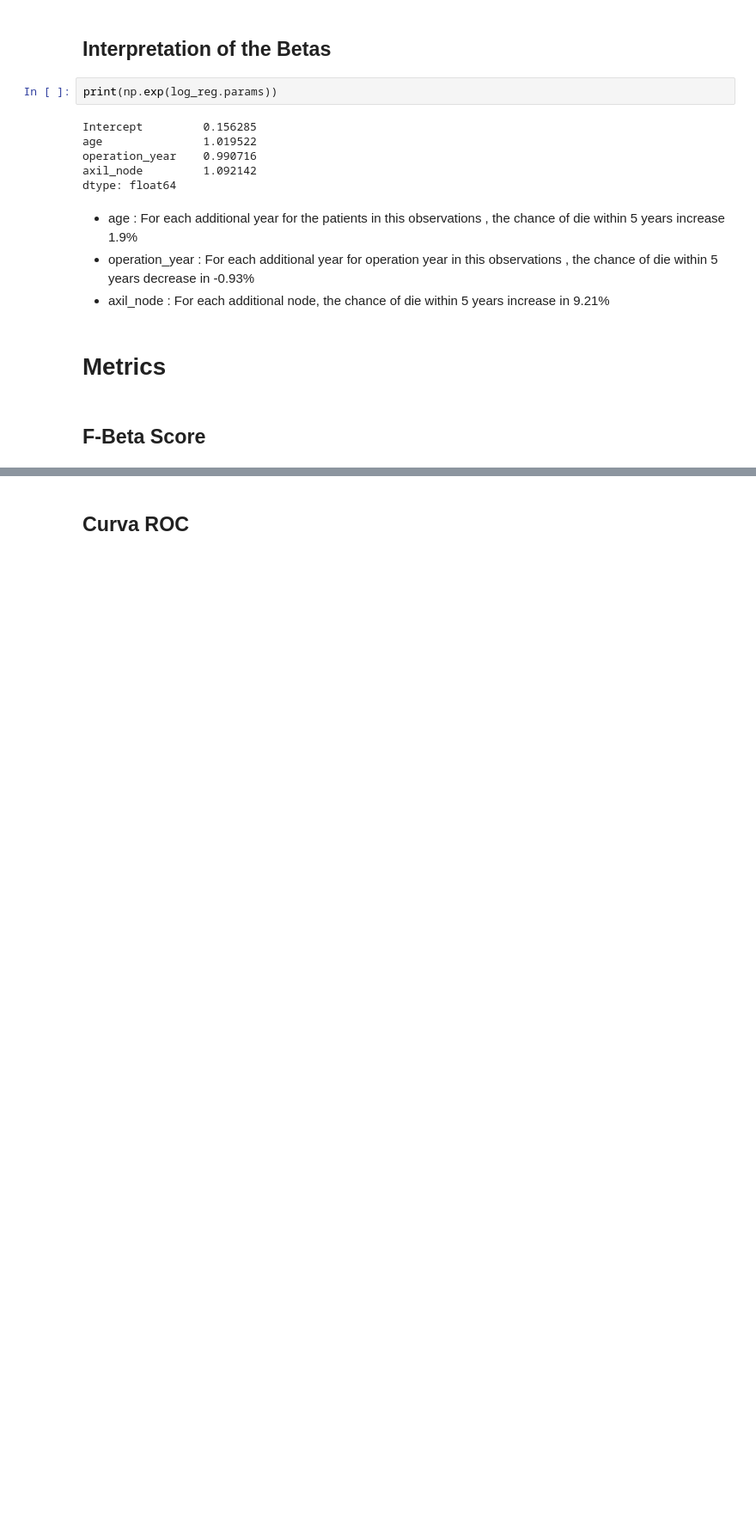
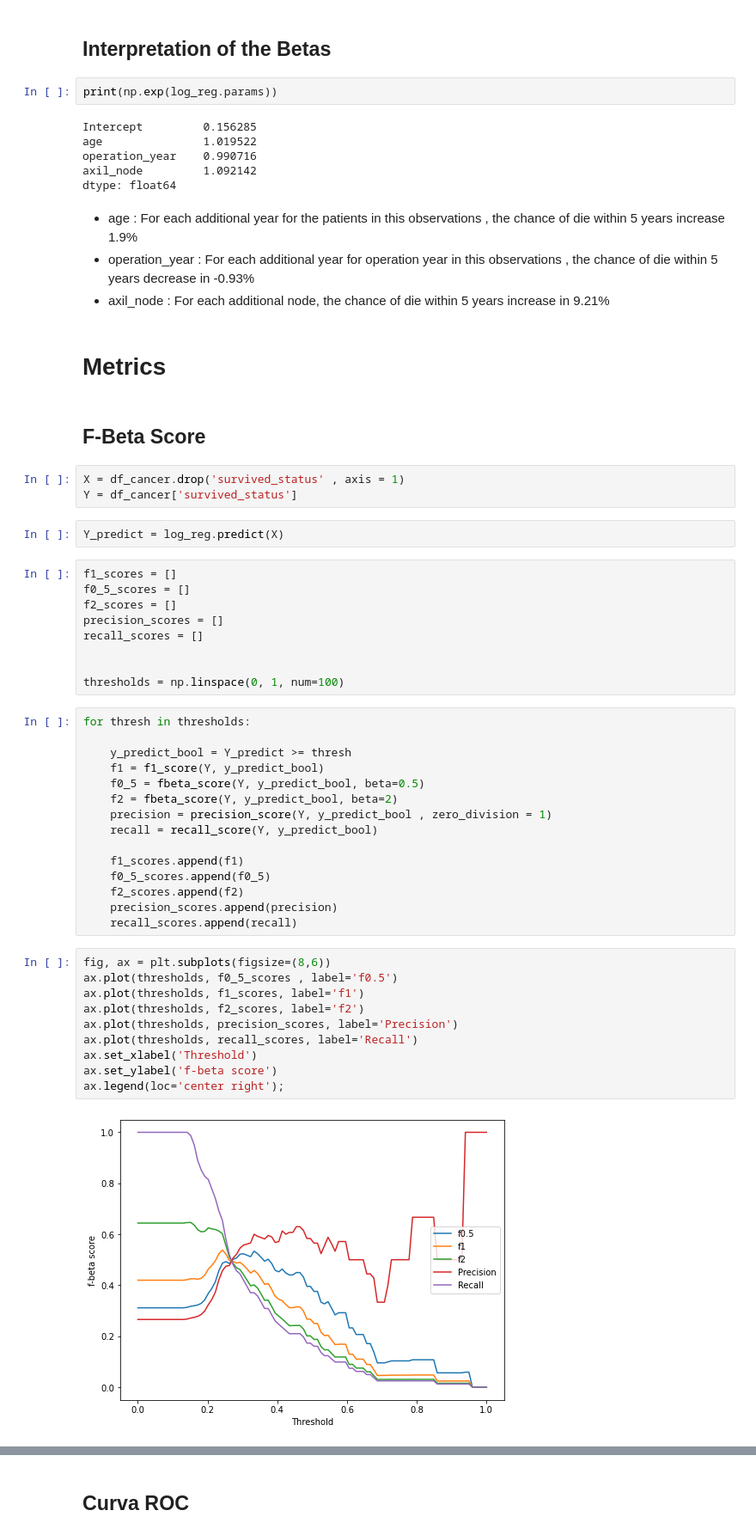
Before and after one commit to brondevitor/Kaggle, a Jupyter notebook: Haberman’s Survival Data Set.ipynb, the cells around one changed output, grey strips where cells are left out. Shown: that part at 86% size. Saved outputs shown, nothing was run; the diff lists cells and outputs as text; blank space fills up the shorter version.

```diff
--- a/Haberman’s Survival Data Set.ipynb
+++ b/Haberman’s Survival Data Set.ipynb
@@ -114,3 +114,44 @@ dtype: float64
 # Metrics
 # %% [markdown]
 ## F-Beta Score
+# %%
+X = df_cancer.drop('survived_status' , axis = 1)
+Y = df_cancer['survived_status']
+# %%
+Y_predict = log_reg.predict(X)
+# %%
+f1_scores = []
+f0_5_scores = []
+f2_scores = []
+precision_scores = []
+recall_scores = []
+
+
+thresholds = np.linspace(0, 1, num=100)
+# %%
+for thresh in thresholds:
+
+    y_predict_bool = Y_predict >= thresh
+    f1 = f1_score(Y, y_predict_bool)
+    f0_5 = fbeta_score(Y, y_predict_bool, beta=0.5)
+    f2 = fbeta_score(Y, y_predict_bool, beta=2)
+    precision = precision_score(Y, y_predict_bool , zero_division = 1)
+    recall = recall_score(Y, y_predict_bool)
+
+    f1_scores.append(f1)
+    f0_5_scores.append(f0_5)
+    f2_scores.append(f2)
+    precision_scores.append(precision)
+    recall_scores.append(recall)
+# %%
+fig, ax = plt.subplots(figsize=(8,6))
+ax.plot(thresholds, f0_5_scores , label='f0.5')
+ax.plot(thresholds, f1_scores, label='f1')
+ax.plot(thresholds, f2_scores, label='f2')
+ax.plot(thresholds, precision_scores, label='Precision')
+ax.plot(thresholds, recall_scores, label='Recall')
+ax.set_xlabel('Threshold')
+ax.set_ylabel('f-beta score')
+ax.legend(loc='center right');
+# %% [output]
+[figure, added]
```
Also changed, not shown: parts of 4 cells of this notebook.
